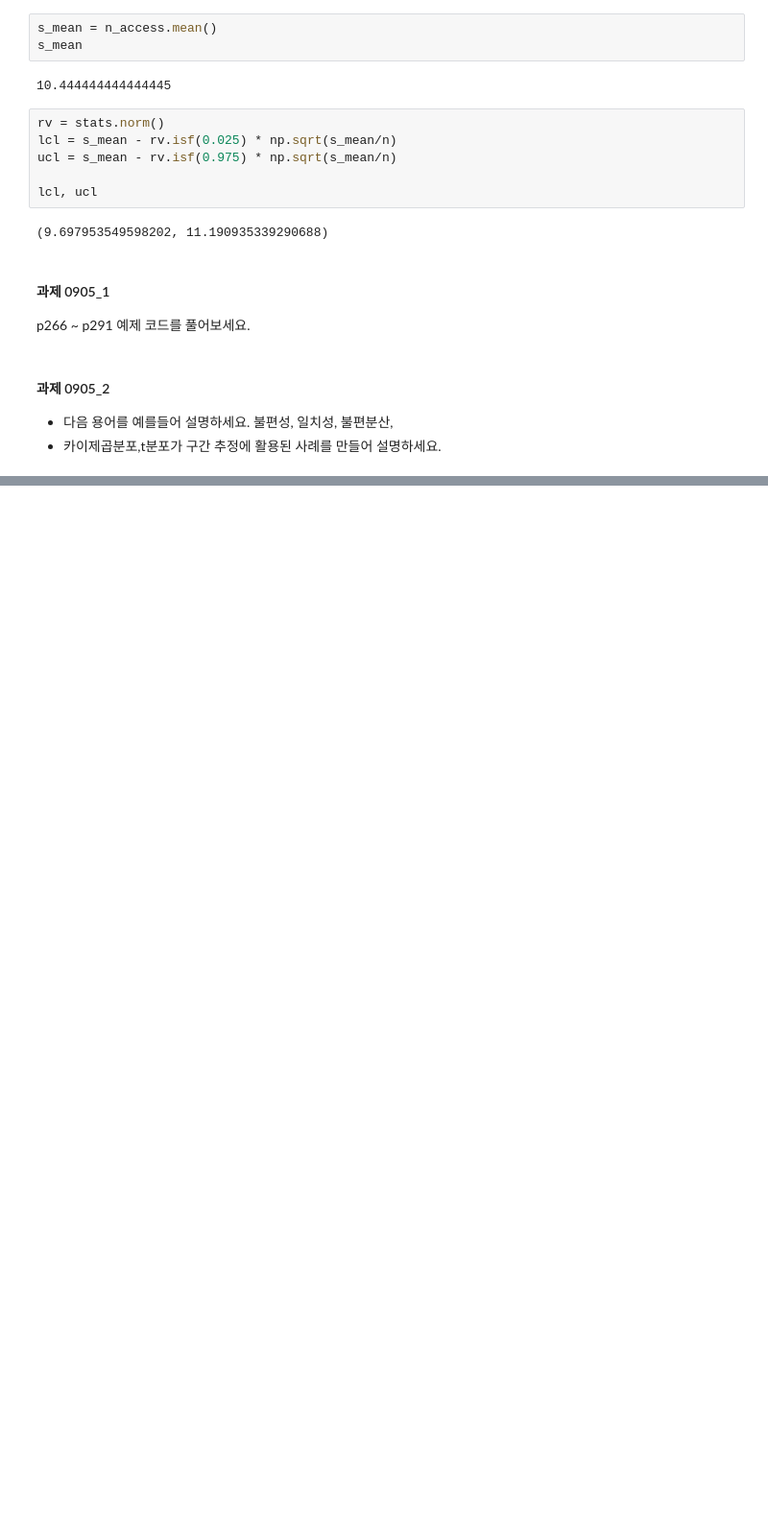
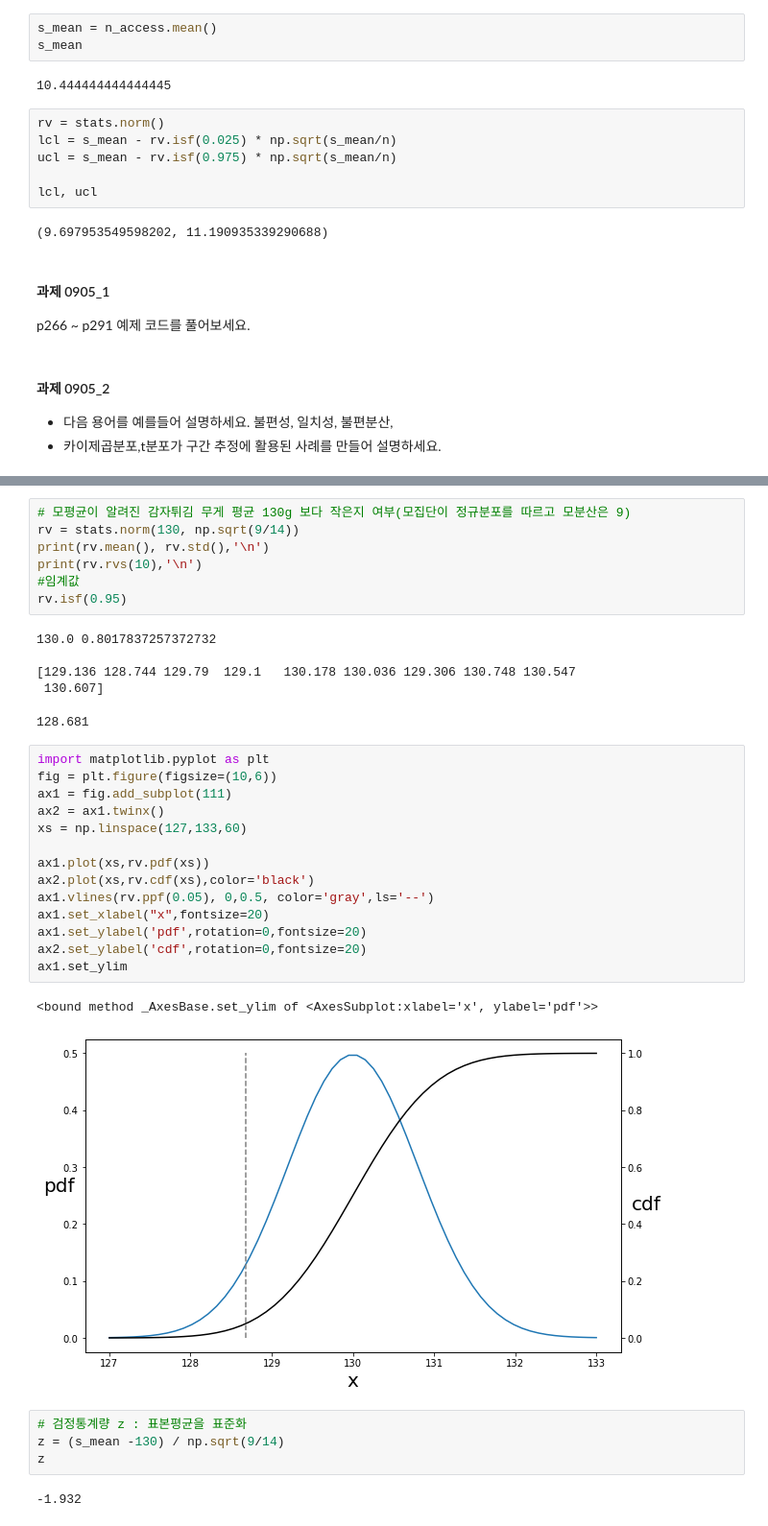
Before and after one commit to ddeodeok/cakd7, a Jupyter notebook: m3_통계/Stat_3.ipynb, the cells around one changed output, grey strips where cells are left out. Shown at 96% size. Cells and saved outputs as stored; diff of their text form; blank space fills up the shorter version.

```diff
--- a/m3_통계/Stat_3.ipynb
+++ b/m3_통계/Stat_3.ipynb
@@ -318,0 +354,36 @@ p266 ~ p291 예제 코드를 풀어보세요.
+# %%
+# 모평균이 알려진 감자튀김 무게 평균 130g 보다 작은지 여부(모집단이 정규분포를 따르고 모분산은 9)
+rv = stats.norm(130, np.sqrt(9/14))
+print(rv.mean(), rv.std(),'\n')
+print(rv.rvs(10),'\n')
+#임계값
+rv.isf(0.95)
+# %% [output]
+130.0 0.8017837257372732
+
+[129.136 128.744 129.79  129.1   130.178 130.036 129.306 130.748 130.547
+ 130.607]
+128.681
+# %%
+import matplotlib.pyplot as plt
+fig = plt.figure(figsize=(10,6))
+ax1 = fig.add_subplot(111)
+ax2 = ax1.twinx()
+xs = np.linspace(127,133,60)
+
+ax1.plot(xs,rv.pdf(xs))
+ax2.plot(xs,rv.cdf(xs),color='black')
+ax1.vlines(rv.ppf(0.05), 0,0.5, color='gray',ls='--')
+ax1.set_xlabel("x",fontsize=20)
+ax1.set_ylabel('pdf',rotation=0,fontsize=20)
+ax2.set_ylabel('cdf',rotation=0,fontsize=20)
+ax1.set_ylim
+# %% [output]
+<bound method _AxesBase.set_ylim of <AxesSubplot:xlabel='x', ylabel='pdf'>>
+[figure, added]
+# %%
+# 검정통계량 z : 표본평균을 표준화
+z = (s_mean -130) / np.sqrt(9/14)
+z
+# %% [output]
+-1.932
```
Also changed, not shown: parts of 33 cells of this notebook, 3 other files.
